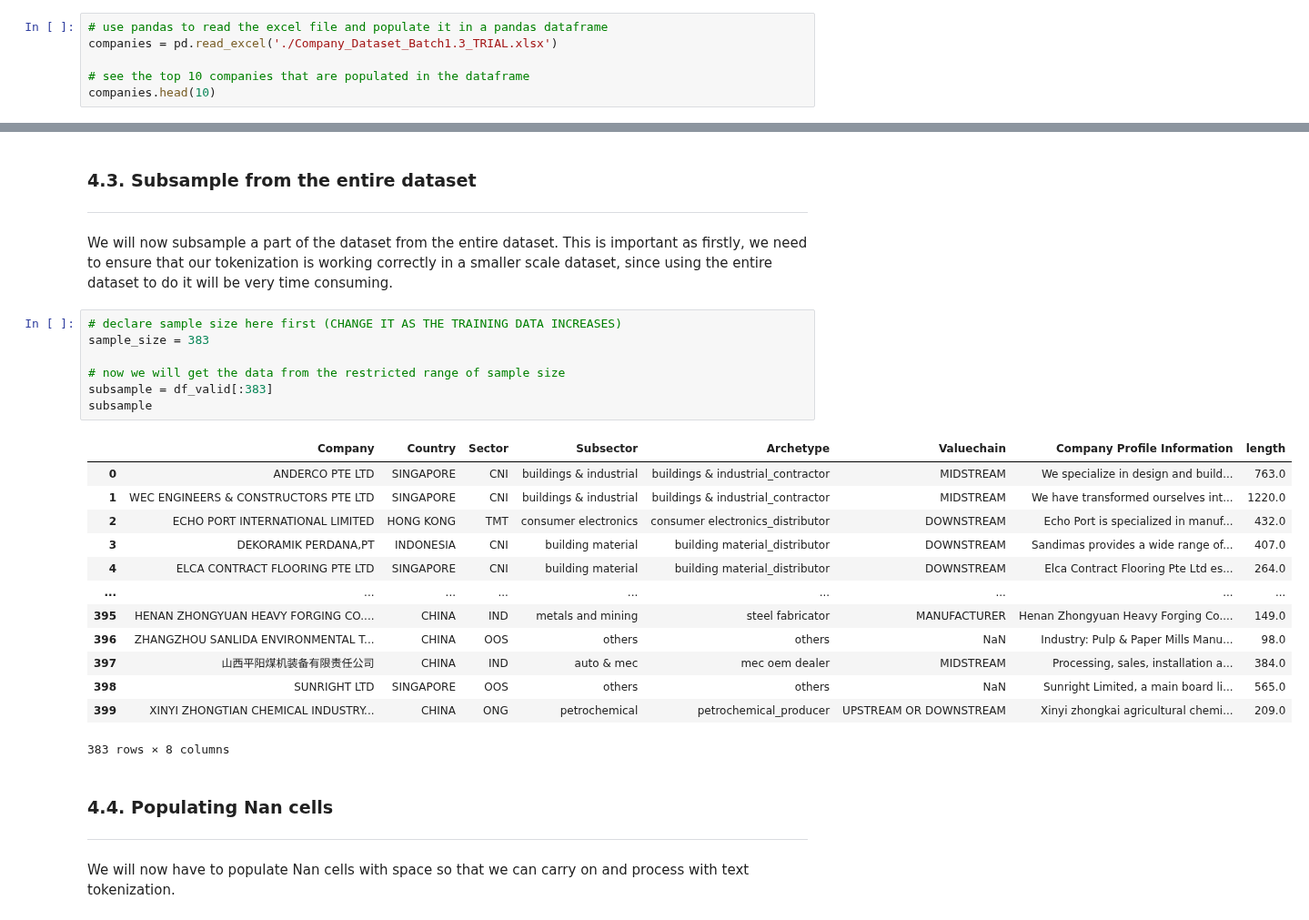
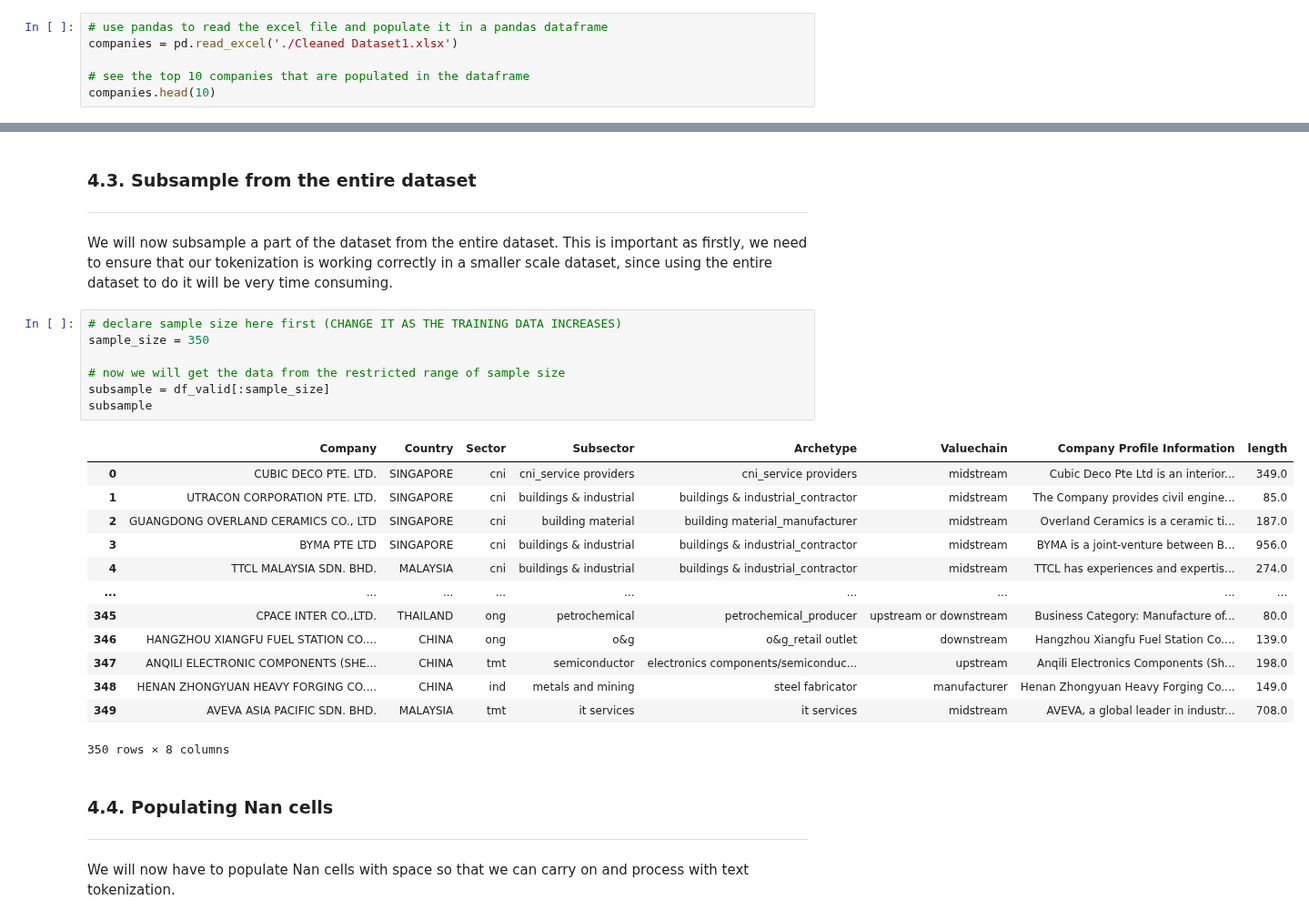
Before and after one commit to ngzhankang/finalYearProjectUOB, a Jupyter notebook: NLP.ipynb, the cells around one changed output, grey strips where cells are left out. Shown at 91% size. Drawn from its saved outputs; the diff is of its cells as text.

```diff
--- a/NLP.ipynb
+++ b/NLP.ipynb
@@ -203,7 +204,7 @@ stopwords = nlp.Defaults.stop_words
 Load the dataset for usage in the entire project.
 # %%
 # use pandas to read the excel file and populate it in a pandas dataframe
-companies = pd.read_excel('./Company_Dataset_Batch1.3_TRIAL.xlsx')
+companies = pd.read_excel('./Cleaned Dataset1.xlsx')
 
 # see the top 10 companies that are populated in the dataframe
 companies.head(10)
@@ -580,25 +564,25 @@ plt.show()
 We will now subsample a part of the dataset from the entire dataset. This is important as firstly, we need to ensure that our tokenization is working correctly in a smaller scale dataset, since using the entire dataset to do it will be very time consuming.
 # %%
 # declare sample size here first (CHANGE IT AS THE TRAINING DATA INCREASES)
-sample_size = 383
+sample_size = 350
 
 # now we will get the data from the restricted range of sample size
-subsample = df_valid[:383]
+subsample = df_valid[:sample_size]
 subsample
 # %% [output]
 |  | Company | Country | Sector | Subsector | Archetype | Valuechain | Company Profile Information | length |
-| 0 | ANDERCO PTE LTD | SINGAPORE | CNI | buildings & industrial | buildings & industrial_contractor | MIDSTREAM | We specialize in design and build... | 763.0 |
-| 1 | WEC ENGINEERS & CONSTRUCTORS PTE LTD | SINGAPORE | CNI | buildings & industrial | buildings & industrial_contractor | MIDSTREAM | We have transformed ourselves int... | 1220.0 |
-| 2 | ECHO PORT INTERNATIONAL LIMITED | HONG KONG | TMT | consumer electronics | consumer electronics_distributor | DOWNSTREAM | Echo Port is specialized in manuf... | 432.0 |
-| 3 | DEKORAMIK PERDANA,PT | INDONESIA | CNI | building material | building material_distributor | DOWNSTREAM | Sandimas provides a wide range of... | 407.0 |
-| 4 | ELCA CONTRACT FLOORING PTE LTD | SINGAPORE | CNI | building material | building material_distributor | DOWNSTREAM | Elca Contract Flooring Pte Ltd es... | 264.0 |
+| 0 | CUBIC DECO PTE. LTD. | SINGAPORE | cni | cni_service providers | cni_service providers | midstream | Cubic Deco Pte Ltd is an interior... | 349.0 |
+| 1 | UTRACON CORPORATION PTE. LTD. | SINGAPORE | cni | buildings & industrial | buildings & industrial_contractor | midstream | The Company provides civil engine... | 85.0 |
+| 2 | GUANGDONG OVERLAND CERAMICS CO., LTD | SINGAPORE | cni | building material | building material_manufacturer | midstream | Overland Ceramics is a ceramic ti... | 187.0 |
+| 3 | BYMA PTE LTD | SINGAPORE | cni | buildings & industrial | buildings & industrial_contractor | midstream | BYMA is a joint-venture between B... | 956.0 |
+| 4 | TTCL MALAYSIA SDN. BHD. | MALAYSIA | cni | buildings & industrial | buildings & industrial_contractor | midstream | TTCL has experiences and expertis... | 274.0 |
 | ... | ... | ... | ... | ... | ... | ... | ... | ... |
-| 395 | HENAN ZHONGYUAN HEAVY FORGING CO.... | CHINA | IND | metals and mining | steel fabricator | MANUFACTURER | Henan Zhongyuan Heavy Forging Co.... | 149.0 |
-| 396 | ZHANGZHOU SANLIDA ENVIRONMENTAL T... | CHINA | OOS | others | others | NaN | Industry: Pulp & Paper Mills Manu... | 98.0 |
-| 397 | 山西平阳煤机装备有限责任公司 | CHINA | IND | auto & mec | mec oem dealer | MIDSTREAM | Processing, sales, installation a... | 384.0 |
-| 398 | SUNRIGHT LTD | SINGAPORE | OOS | others | others | NaN | Sunright Limited, a main board li... | 565.0 |
-| 399 | XINYI ZHONGTIAN CHEMICAL INDUSTRY... | CHINA | ONG | petrochemical | petrochemical_producer | UPSTREAM OR DOWNSTREAM | Xinyi zhongkai agricultural chemi... | 209.0 |
+| 345 | CPACE INTER CO.,LTD. | THAILAND | ong | petrochemical | petrochemical_producer | upstream or downstream | Business Category: Manufacture of... | 80.0 |
+| 346 | HANGZHOU XIANGFU FUEL STATION CO.... | CHINA | ong | o&g | o&g_retail outlet | downstream | Hangzhou Xiangfu Fuel Station Co.... | 139.0 |
+| 347 | ANQILI ELECTRONIC COMPONENTS (SHE... | CHINA | tmt | semiconductor | electronics components/semiconduc... | upstream | Anqili Electronics Components (Sh... | 198.0 |
+| 348 | HENAN ZHONGYUAN HEAVY FORGING CO.... | CHINA | ind | metals and mining | steel fabricator | manufacturer | Henan Zhongyuan Heavy Forging Co.... | 149.0 |
+| 349 | AVEVA ASIA PACIFIC SDN. BHD. | MALAYSIA | tmt | it services | it services | midstream | AVEVA, a global leader in industr... | 708.0 |
-383 rows × 8 columns
+350 rows × 8 columns
 # %% [markdown]
 ### 4.4. Populating Nan cells
 
```
Also changed, not shown: parts of 23 cells of this notebook.
